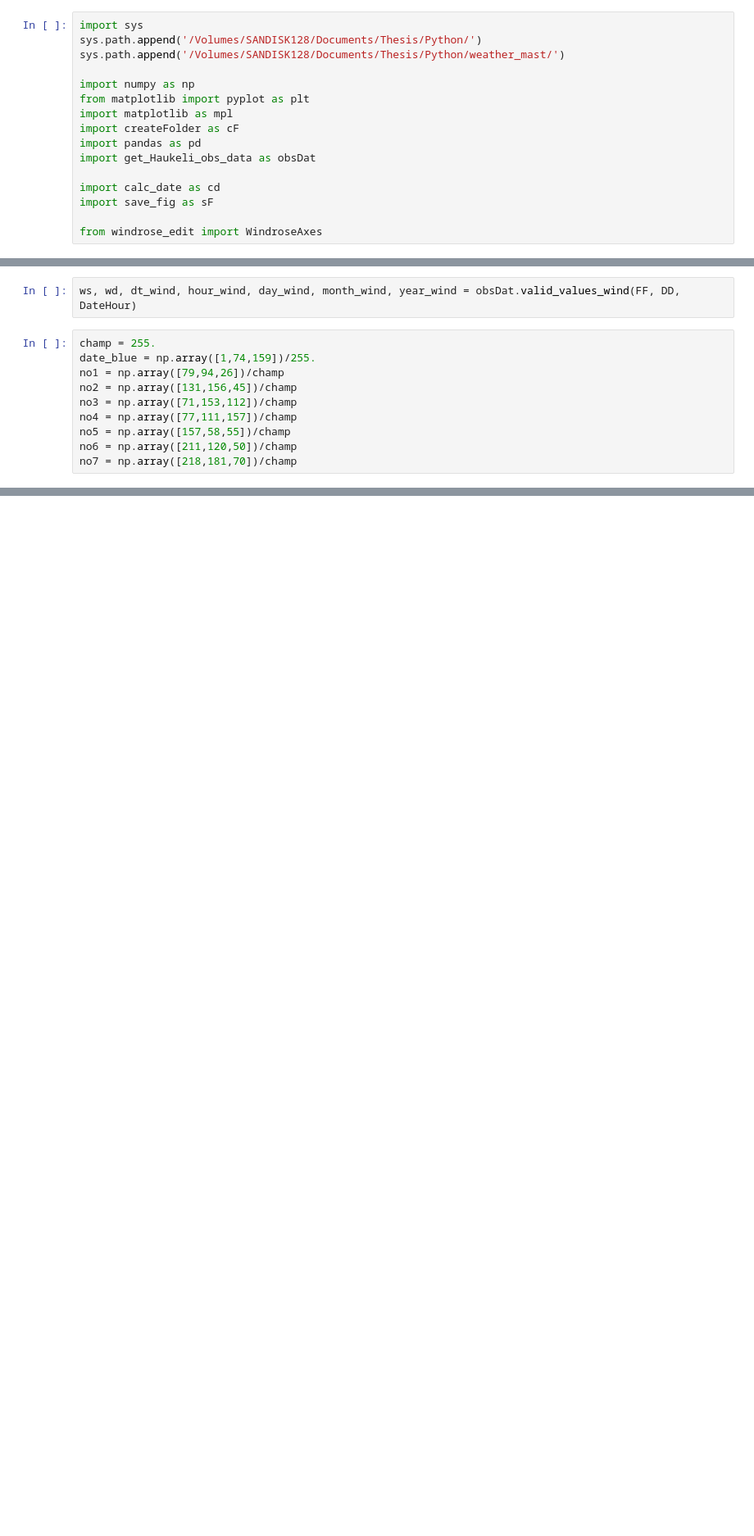
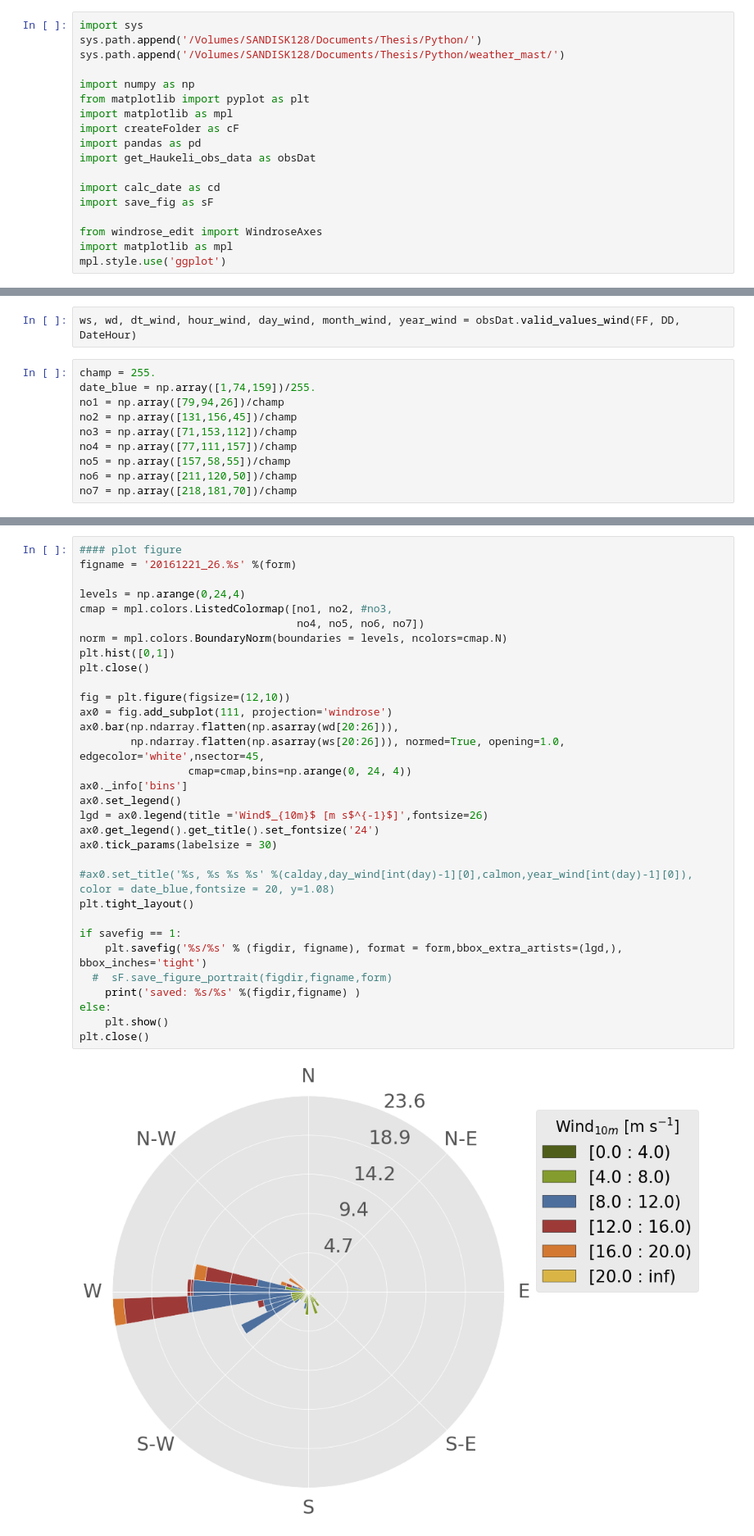
Before and after one commit to franzihe/Python_Masterthesis, a Jupyter notebook: Windrose/weather_mast_wind.ipynb, the cells around one changed output, grey strips where cells are left out. Shown at 82% size. Drawn from its saved outputs; the diff is of its cells as text; blank space fills up the shorter version.

```diff
--- a/Windrose/weather_mast_wind.ipynb
+++ b/Windrose/weather_mast_wind.ipynb
@@ -20,6 +20,8 @@ import calc_date as cd
 import save_fig as sF
 
 from windrose_edit import WindroseAxes
+import matplotlib as mpl
+mpl.style.use('ggplot')
 # %%
 year = 2016
 month = 12
@@ -69 +75,35 @@ no7 = np.array([218,181,70])/champ
+# %%
+#### plot figure
+figname = '20161221_26.%s' %(form)
+
+levels = np.arange(0,24,4)
+cmap = mpl.colors.ListedColormap([no1, no2, #no3,
+                                  no4, no5, no6, no7])
+norm = mpl.colors.BoundaryNorm(boundaries = levels, ncolors=cmap.N)
+plt.hist([0,1])
+plt.close()
+
+fig = plt.figure(figsize=(12,10))
+ax0 = fig.add_subplot(111, projection='windrose')
+ax0.bar(np.ndarray.flatten(np.asarray(wd[20:26])),
+        np.ndarray.flatten(np.asarray(ws[20:26])), normed=True, opening=1.0, edgecolor='white',nsector=45,
+                 cmap=cmap,bins=np.arange(0, 24, 4))
+ax0._info['bins']
+ax0.set_legend()
+lgd = ax0.legend(title ='Wind$_{10m}$ [m s$^{-1}$]',fontsize=26)
+ax0.get_legend().get_title().set_fontsize('24')
+ax0.tick_params(labelsize = 30)
+
+#ax0.set_title('%s, %s %s %s' %(calday,day_wind[int(day)-1][0],calmon,year_wind[int(day)-1][0]), color = date_blue,fontsize = 20, y=1.08)
+plt.tight_layout()
+
+if savefig == 1:
+    plt.savefig('%s/%s' % (figdir, figname), format = form,bbox_extra_artists=(lgd,), bbox_inches='tight')
+  #  sF.save_figure_portrait(figdir,figname,form)
+    print('saved: %s/%s' %(figdir,figname) )
+else:
+    plt.show()
+plt.close()
+# %% [output]
+[figure, added]
 # %%
```
Also changed, not shown: parts of 3 cells of this notebook, 15 other files.
